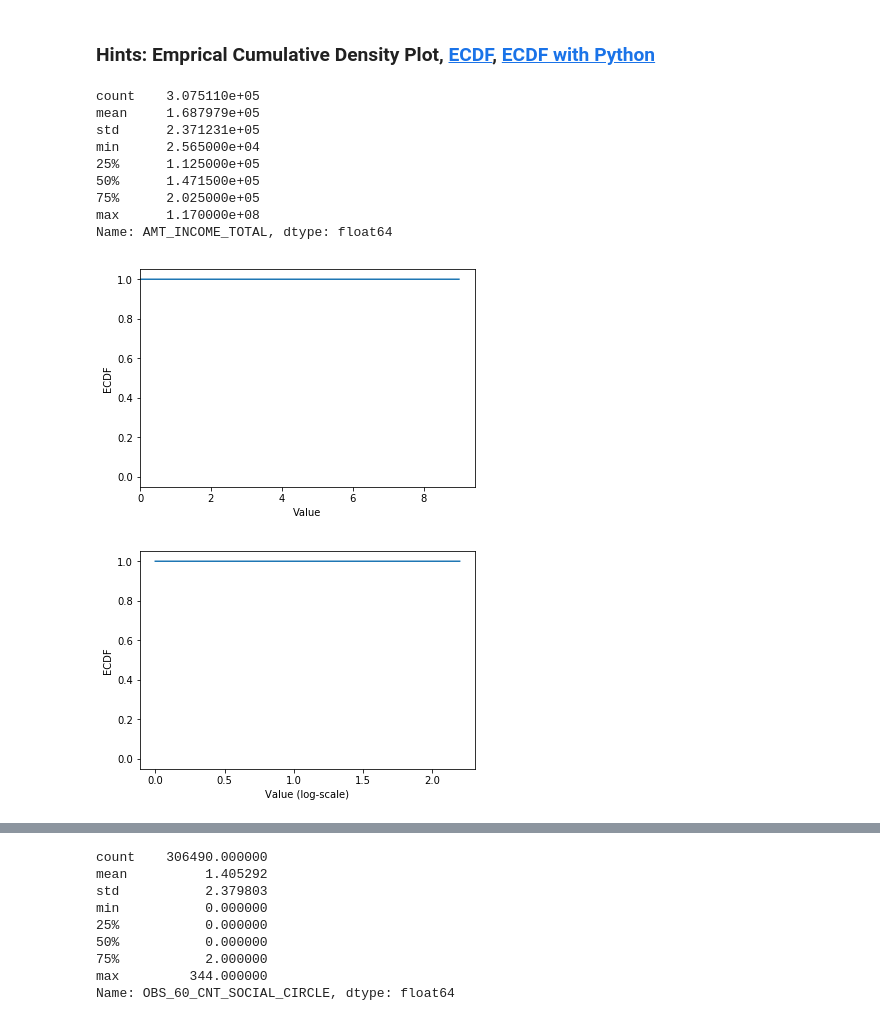
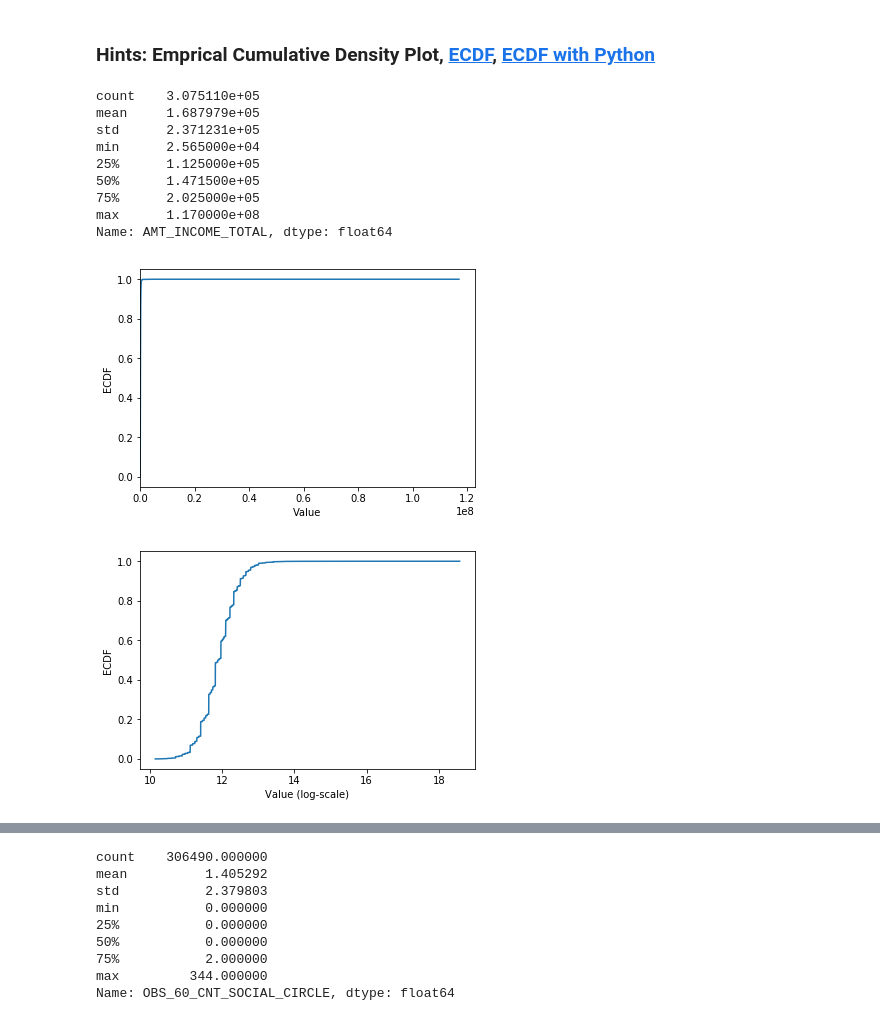
Before and after one commit to BinaWu/2nd-ML100Days, a Jupyter notebook: homework/Day_006_HW.ipynb, the cells around one changed output, grey strips where cells are left out. Cells and saved outputs as stored; diff of their text form; code cells hidden in the pictures.

```diff
--- a/homework/Day_006_HW.ipynb
+++ b/homework/Day_006_HW.ipynb
@@ -141,38 +142,39 @@ print(app_train['AMT_INCOME_TOTAL'].describe())
 YOUR CODE HERE
 """
 #np.arange(1, n+1) / n
-hist, bin_edges = np.histogram(app_train['AMT_INCOME_TOTAL'])
-cdf = pd.DataFrame(np.cumsum(hist))
+#hist, bin_edges = np.histogram(app_train['AMT_INCOME_TOTAL'])
+#cdf = pd.DataFrame(np.cumsum(hist))
 
+cdf = app_train.AMT_INCOME_TOTAL.value_counts().sort_index().cumsum()
 
 plt.plot(list(cdf.index), cdf/cdf.max())
 plt.xlabel('Value')
 plt.ylabel('ECDF')
 plt.xlim([cdf.index.min(), cdf.index.max() * 1.05]) # 限制顯示圖片的範圍
 plt.ylim([-0.05,1.05]) # 限制顯示圖片的範圍
 
 plt.show()
 
 # 改變 y 軸的 Scale, 讓我們可以正常檢視 ECDF
 plt.plot(np.log(list(cdf.index)), cdf/cdf.max())
 plt.xlabel('Value (log-scale)')
 plt.ylabel('ECDF')
 
 plt.ylim([-0.05,1.05]) # 限制顯示圖片的範圍
 
 plt.show()
 # %% [output]
 count    3.075110e+05
 mean     1.687979e+05
 std      2.371231e+05
 min      2.565000e+04
 25%      1.125000e+05
 50%      1.471500e+05
 75%      2.025000e+05
 max      1.170000e+08
 Name: AMT_INCOME_TOTAL, dtype: float64
-[figure, old version]
+[figure, new version]
-[figure, old version]
+[figure, new version]
 # %% [markdown]
 ## 補充：Normal dist 的 ECDF
 ![ecdf_normal](https://au.mathworks.com/help/examples/stats/win64/PlotEmpiricalCdfAndCompareWithSamplingDistributionExample_01.png)
```
Also changed, not shown: parts of 2 cells of this notebook.
